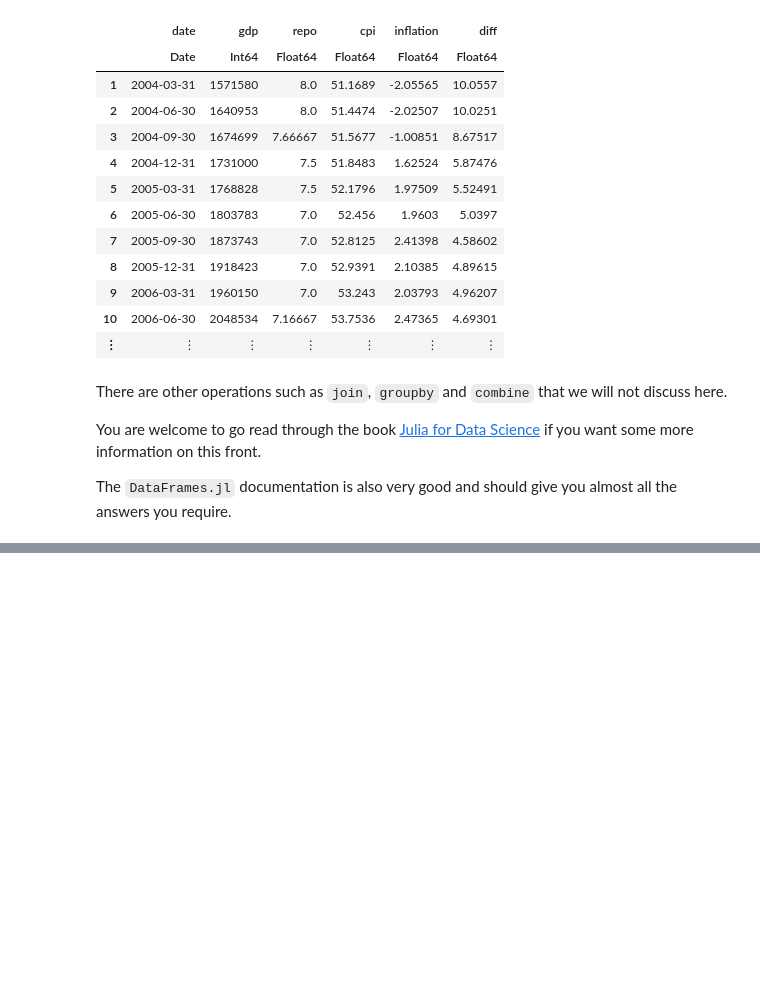
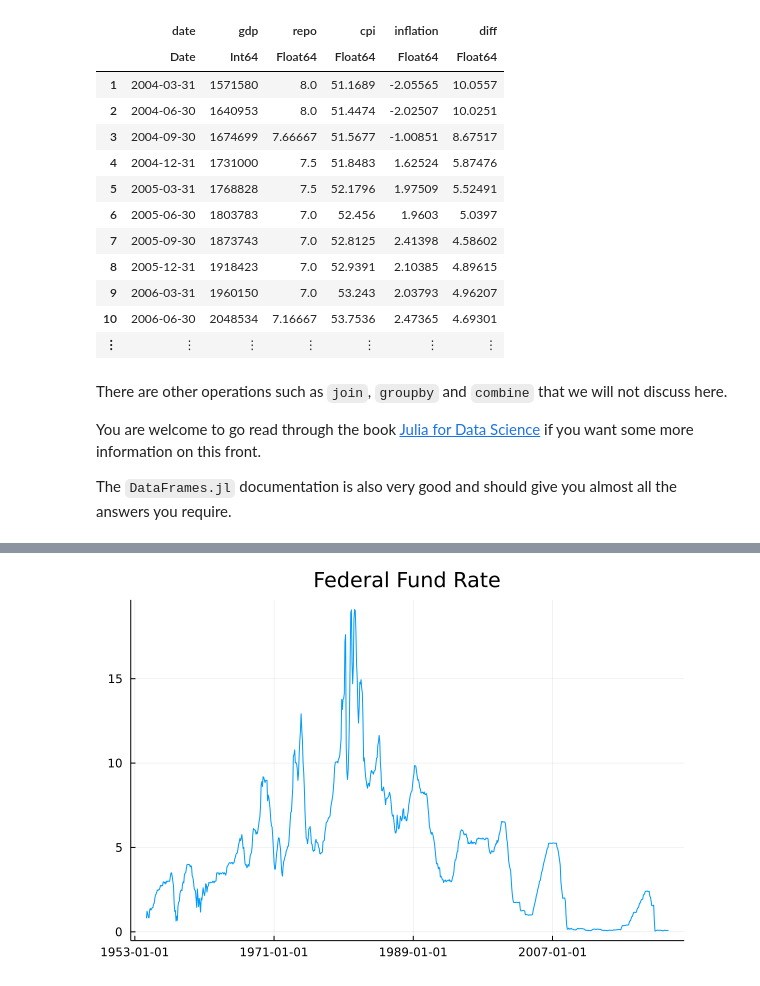
Before and after one commit to DawievLill/DataScience-871, a Jupyter notebook: 05-julia-data/05-julia-data.ipynb, the cells around one changed output, grey strips where cells are left out. Drawn from its saved outputs; the diff is of its cells as text; code cells hidden in the pictures; blank space fills up the shorter version.

```diff
--- a/05-julia-data/05-julia-data.ipynb
+++ b/05-julia-data/05-julia-data.ipynb
@@ -567,0 +630,9 @@ The `DataFrames.jl` documentation is also very good and should give you almost a
+# %%
+fedFundRate = federal_fund_rate("monthly") |> DataFrame
+
+fedFundRate[!, :timestamp] = Date.(fedFundRate[!, :timestamp])
+fedFundRate[!, :value] = convert.(Float64, fedFundRate[!, :value])
+
+plot(fedFundRate.timestamp, fedFundRate.value, label=:none, title="Federal Fund Rate")
+# %% [output]
+[figure, added]
```
Also changed, not shown: parts of 11 cells of this notebook.
